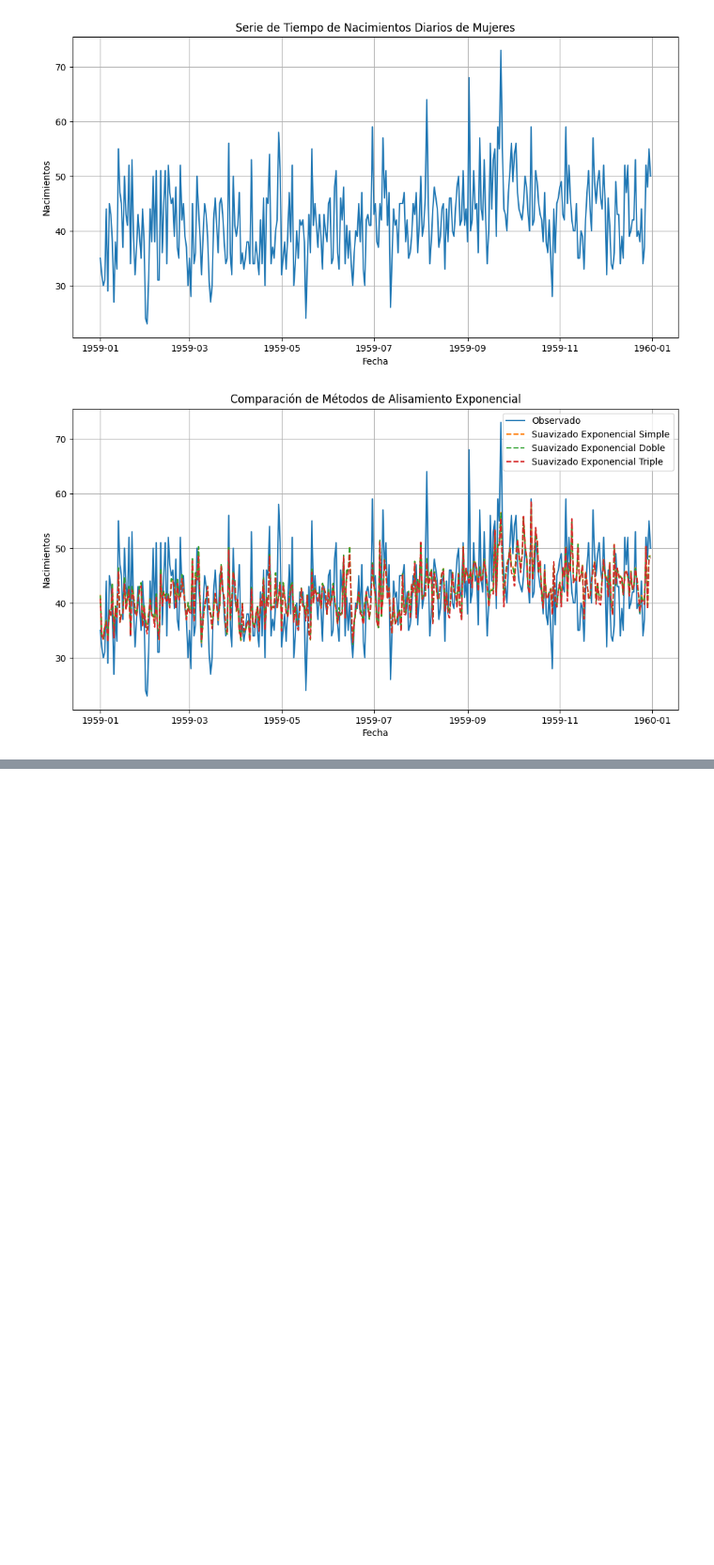
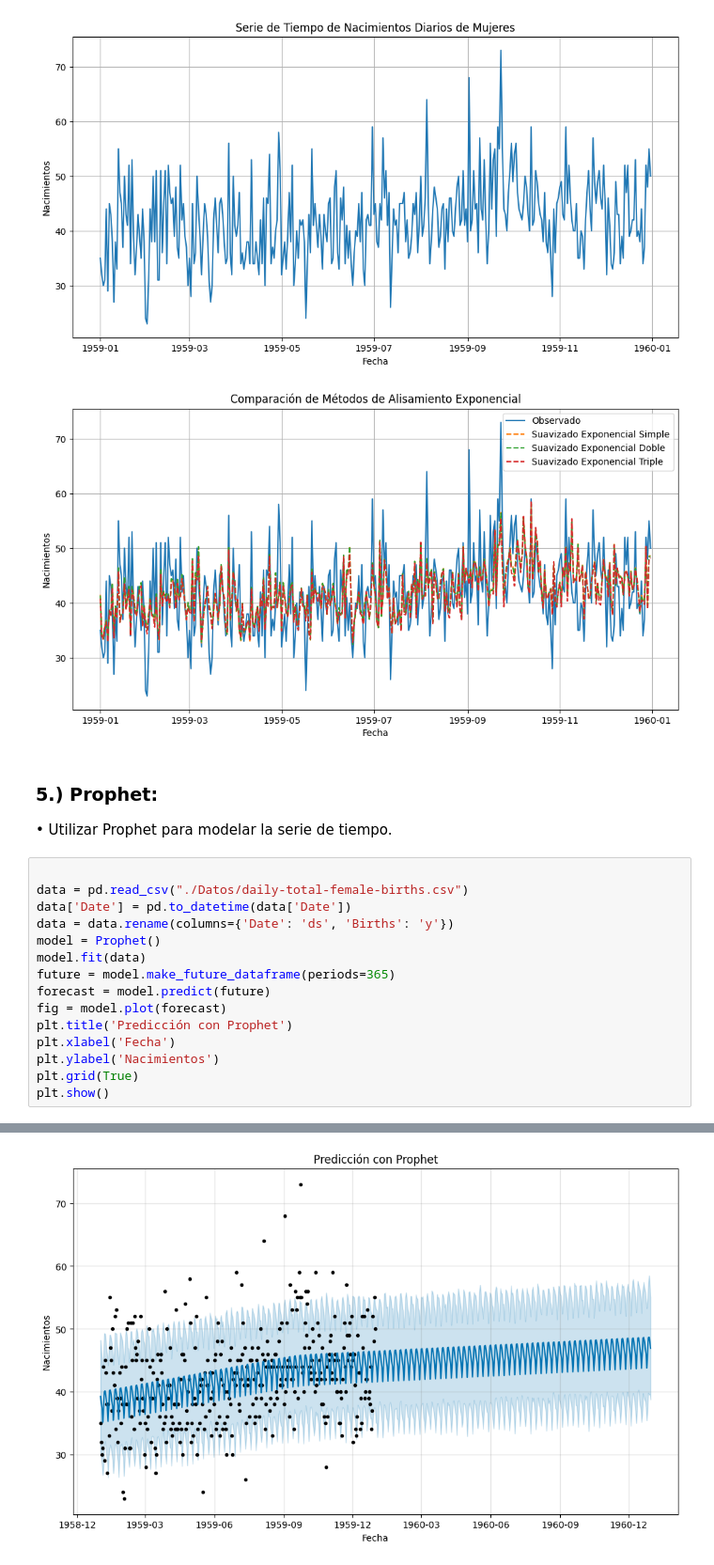
Before and after one commit to GabrielVicente-GT/CC3084_Laboratorio3, a Jupyter notebook: Lab3.ipynb, the cells around one changed output, grey strips where cells are left out. Shown at 94% size. Cells and saved outputs as stored; diff of their text form; blank space fills up the shorter version.

Commit message:
Conjunto de Datos 1

```diff
--- a/Lab3.ipynb
+++ b/Lab3.ipynb
@@ -181,3 +208,22 @@ plt.show()
 # %% [output]
 [figure]
 [figure]
+# %% [markdown]
+### 5.) Prophet:
+• Utilizar Prophet para modelar la serie de tiempo.
+# %%
+
+data = pd.read_csv("./Datos/daily-total-female-births.csv")
+data['Date'] = pd.to_datetime(data['Date'])
+data = data.rename(columns={'Date': 'ds', 'Births': 'y'})
+model = Prophet()
+model.fit(data)
+future = model.make_future_dataframe(periods=365)
+forecast = model.predict(future)
+fig = model.plot(forecast)
+plt.title('Predicción con Prophet')
+plt.xlabel('Fecha')
+plt.ylabel('Nacimientos')
+plt.grid(True)
+plt.show()
+# %% [output]
@@ -183,0 +232 @@ plt.show()
+[figure, added]
```
Also changed, not shown: parts of 10 cells of this notebook.
